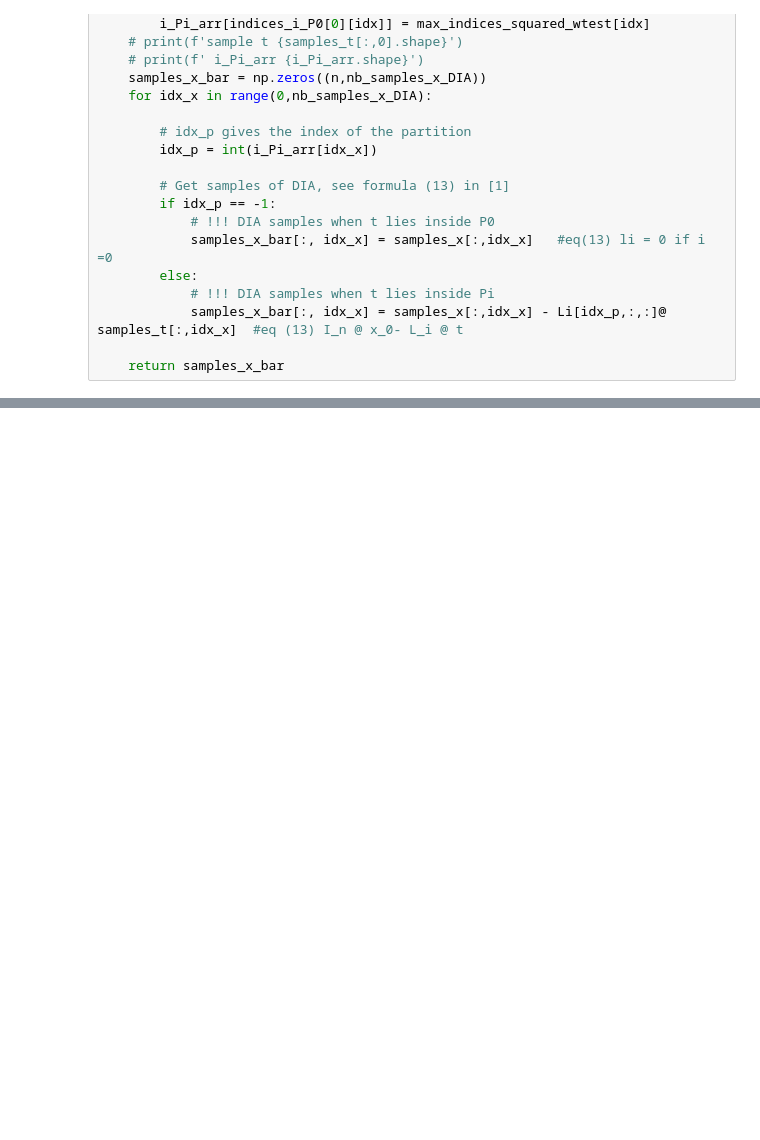
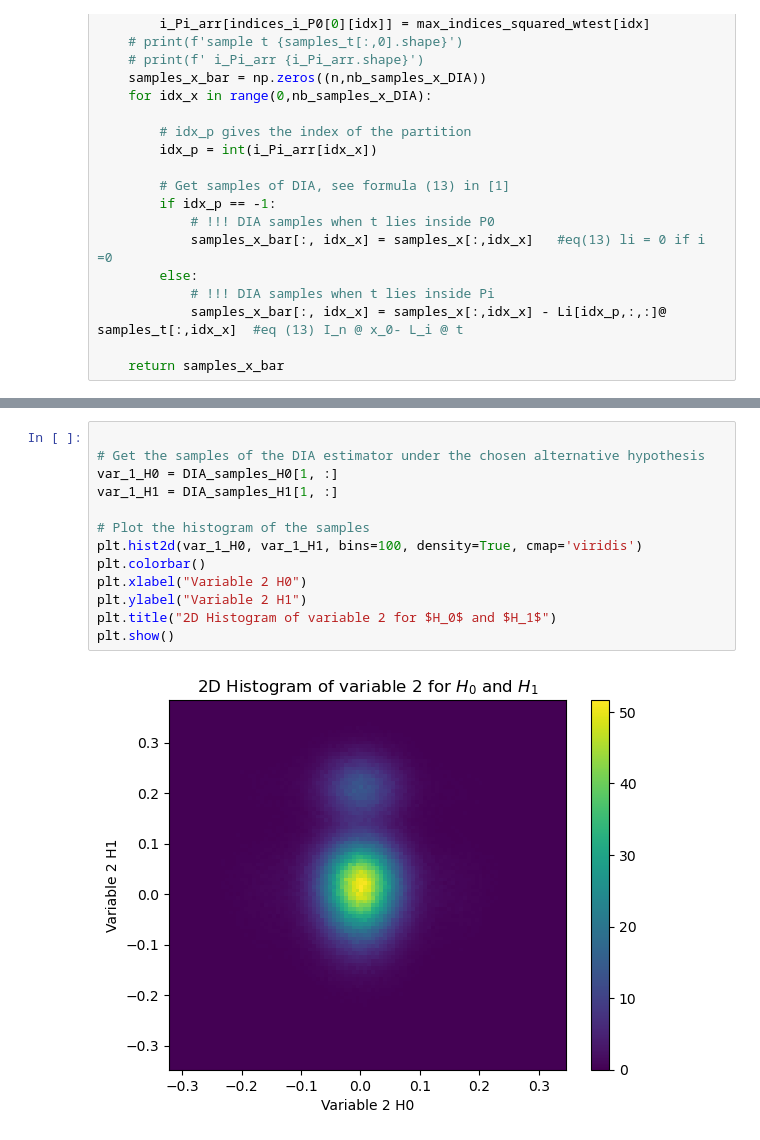
Before and after one commit to ICSlingerland/Geo-Data-Analysis, a Jupyter notebook: Unit-HoekvanHolland/Notebook 1.ipynb, the cells around one changed output, grey strips where cells are left out. Cells and saved outputs as stored; diff of their text form; blank space fills up the shorter version.

```diff
--- a/Unit-HoekvanHolland/Notebook 1.ipynb
+++ b/Unit-HoekvanHolland/Notebook 1.ipynb
@@ -1282,0 +1268,15 @@ sample t (2,)
+# %%
+
+# Get the samples of the DIA estimator under the chosen alternative hypothesis
+var_1_H0 = DIA_samples_H0[1, :]
+var_1_H1 = DIA_samples_H1[1, :]
+
+# Plot the histogram of the samples
+plt.hist2d(var_1_H0, var_1_H1, bins=100, density=True, cmap='viridis')
+plt.colorbar()
+plt.xlabel("Variable 2 H0")
+plt.ylabel("Variable 2 H1")
+plt.title("2D Histogram of variable 2 for $H_0$ and $H_1$")
+plt.show()
+# %% [output]
+[figure, added]
```
Also changed, not shown: parts of 35 cells of this notebook, 1 other file.
